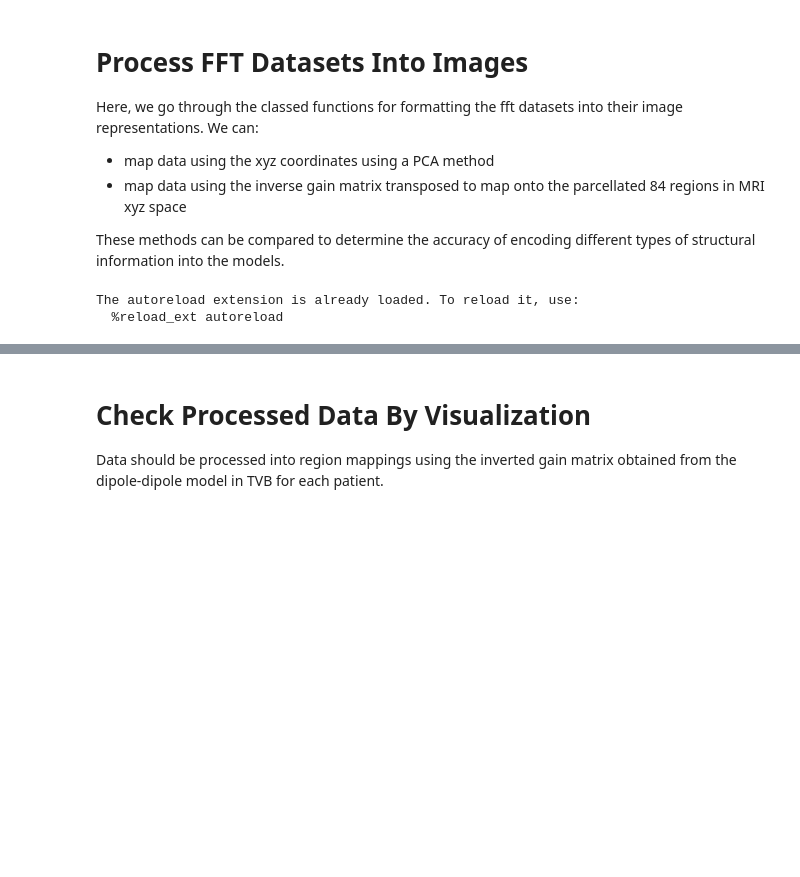
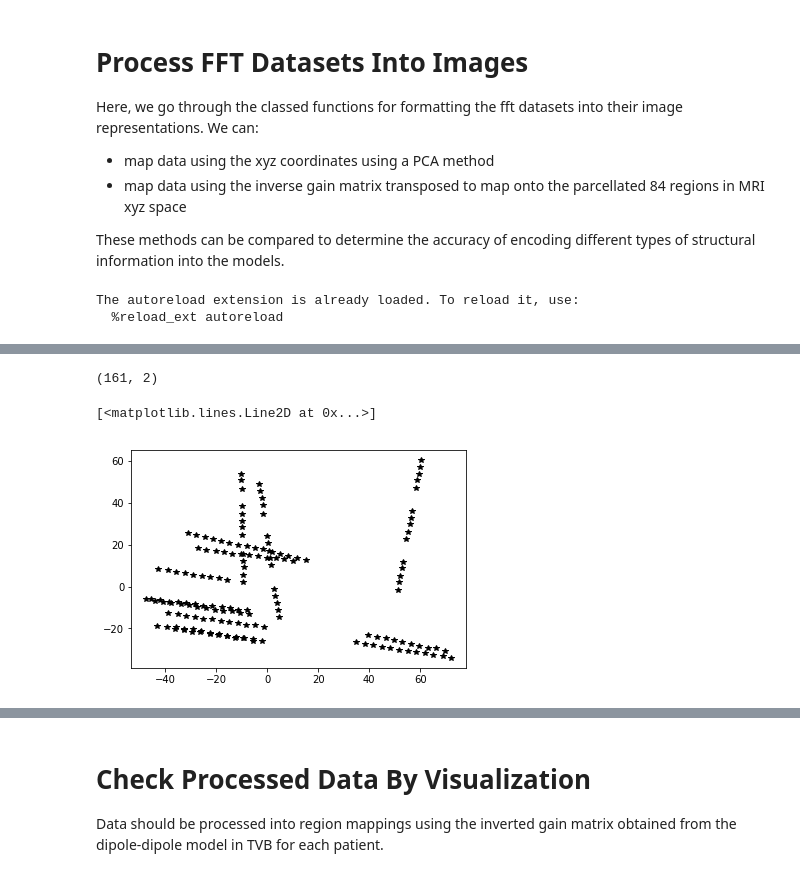
Before and after one commit to adam2392/dnn-unsupervised, a Jupyter notebook: notebooks/Process FFT Datasets Into Image Representations.ipynb, the cells around one changed output, grey strips where cells are left out. Drawn from its saved outputs; the diff is of its cells as text; code cells hidden in the pictures; blank space fills up the shorter version.

```diff
--- a/notebooks/Process FFT Datasets Into Image Representations.ipynb
+++ b/notebooks/Process FFT Datasets Into Image Representations.ipynb
@@ -32,11 +42,13 @@ def main(fftdatadir, rawdatadir,  metadatadir, outputdatadir):
     formatter.formatdata()
     print('finished!')
 # %%
-# patid = 'id001_ac'
+patid = 'id001_ac'
+patid = 'id001_bt'
 
 # the main data directories that there is raw, meta, and output data
 metadatadir = '/Volumes/ADAM LI/pydata/metadata/'
 rawdatadir = '/Volumes/ADAM LI/pydata/convertedtng/'
+rawdatadir = os.path.join('/Volumes/ADAM LI/rawdata/tvbpipeline/', patid)
 fftdatadir = '/Volumes/ADAM LI/pydata/output_fft/tngcenter/win500_step250/'
 # fftdatadir = '/Volumes/ADAM LI/pydata/output_fft/tvbsim/full/'
 outputdatadir = '/Volumes/ADAM LI/pydata/output_fft/asimages/regions/'
@@ -45,3 +57,11 @@ outputdatadir = '/Volumes/ADAM LI/pydata/output_fft/asimages/regions/'
 # gainmatfile = os.path.join(metadatadir, patid, 'gain_inv-square.txt')
 # run conversion
 # main(fftdatadir, rawdatadir, metadatadir, outputdatadir)
+# %%
+elecdir = os.path.join(rawdatadir, 'elec')
+seegxyzfile = os.path.join(elecdir, 'seeg.txt')
+
+seeg_pd = pd.read_csv(seegxyzfile, names=['x', 'y', 'z'], delim_whitespace=True)
+display(seeg_pd.head())
+
+seeg_xyz = seeg_pd.as_matrix(columns=None)
@@ -47,0 +75,14 @@ outputdatadir = '/Volumes/ADAM LI/pydata/output_fft/asimages/regions/'
+# %%
+pca = PCA(n_components=2)
+# tsne = TSNE(n_components=2)
+# project xyz data
+seeg_xyz = pca.fit_transform(seeg_xyz)
+# seeg_xyz = tsne.fit_transform(seeg_xyz)
+
+print(seeg_xyz.shape)
+# sns.pointplot(x=seeg_xyz[:,0], y=seeg_xyz[:,1])
+plt.plot(seeg_xyz[:,0], seeg_xyz[:,1], 'k*')
+# %% [output]
+(161, 2)
+[<matplotlib.lines.Line2D at 0x...>]
+[figure, added]
```
Also changed, not shown: parts of 7 cells of this notebook, 18 other files.
